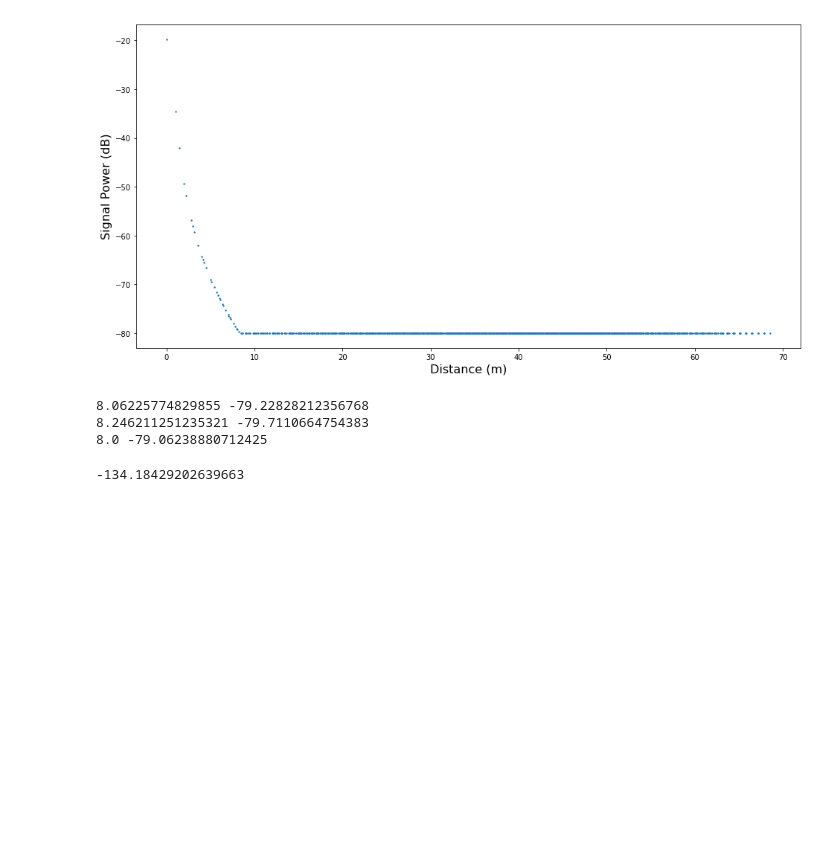
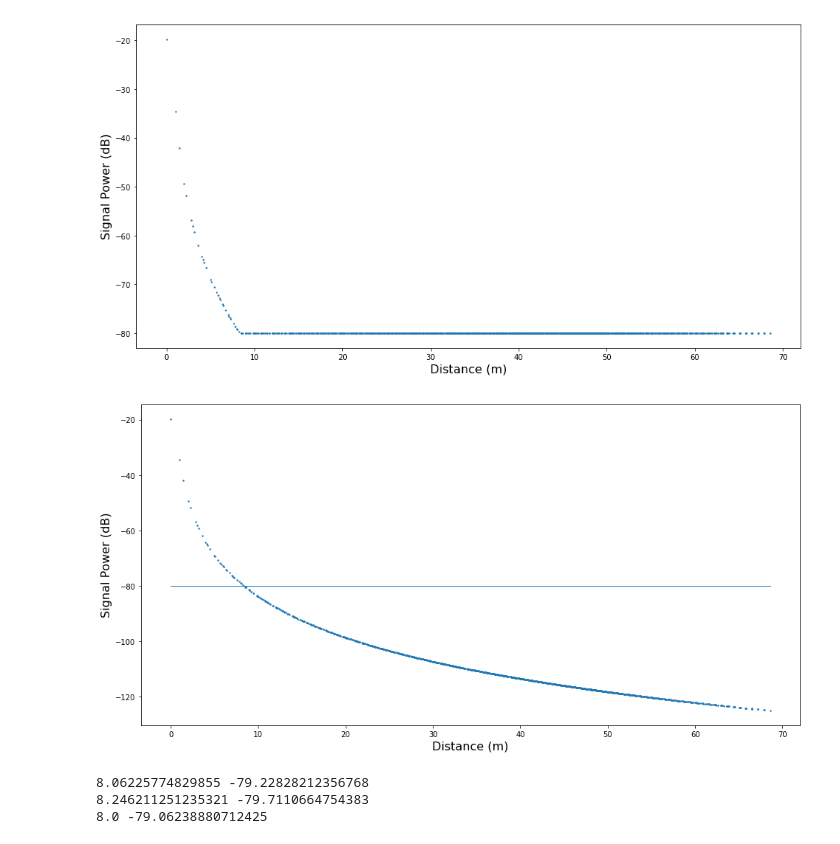
Before and after one commit to caitaozhan/Localization, a Jupyter notebook: visualize/visualize.ipynb, the cells around one changed output. Drawn from its saved outputs; the diff is of its cells as text; code cells hidden in the pictures; blank space fills up the shorter version.

Commit message:
update plots

```diff
--- a/visualize/visualize.ipynb
+++ b/visualize/visualize.ipynb
@@ -5,7 +5,7 @@ import matplotlib.pyplot as plt
 import seaborn as sns
 import math
 # %%
-data = pd.read_csv('../data50/homogeneous-150/hypothesis', header=None, delimiter=' ')
+data = pd.read_csv('/home/wings/Downloads/homogeneous-150/hypothesis', header=None, delimiter=' ')
 # %%
 X_dist = []
 Y_signal = []
@@ -49,6 +49,18 @@ plt.ylabel('Signal Power (dB)', fontsize=16)
 plt.show()
 # %% [output]
 [figure]
+# %%
+Y_80 = [-80] * len(X_dist)
+
+plt.figure(figsize=(16, 8))
+plt.scatter(X_dist, Y_signal, s=2)
+plt.plot(X_dist, Y_80, linewidth=1)
+
+plt.xlabel('Distance (m)', fontsize=16)
+plt.ylabel('Signal Power (dB)', fontsize=16)
+plt.show()
+# %% [output]
+[figure, added]
 # %%
 for dist, sig in zip(X_dist, Y_signal):
     if sig > -80 and sig < -79:
@@ -57,7 +69,3 @@ for dist, sig in zip(X_dist, Y_signal):
 8.06225774829855 -79.22828212356768
 8.246211251235321 -79.7110664754383
 8.0 -79.06238880712425
-# %%
-np.log(5.302765411589612e-59)
-# %% [output]
--134.18429202639663
```
Also changed, not shown: parts of 1 cell of this notebook.
